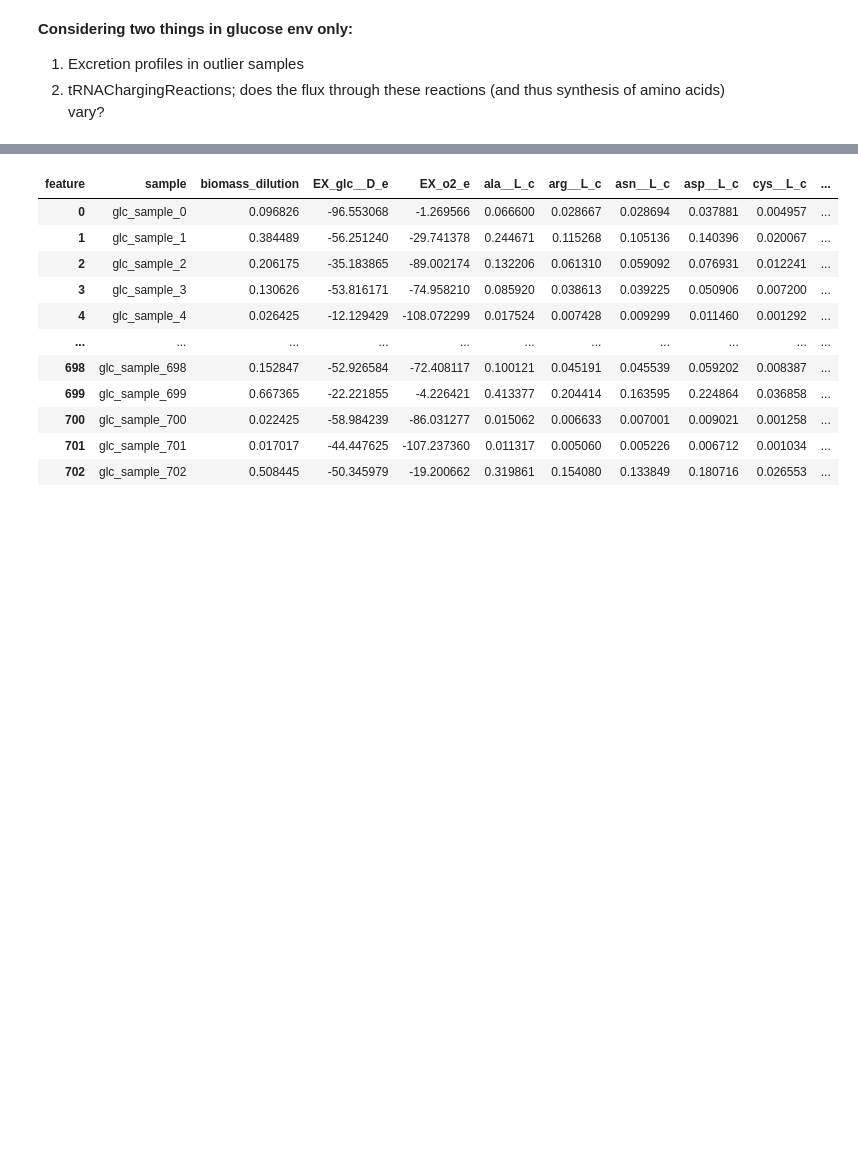
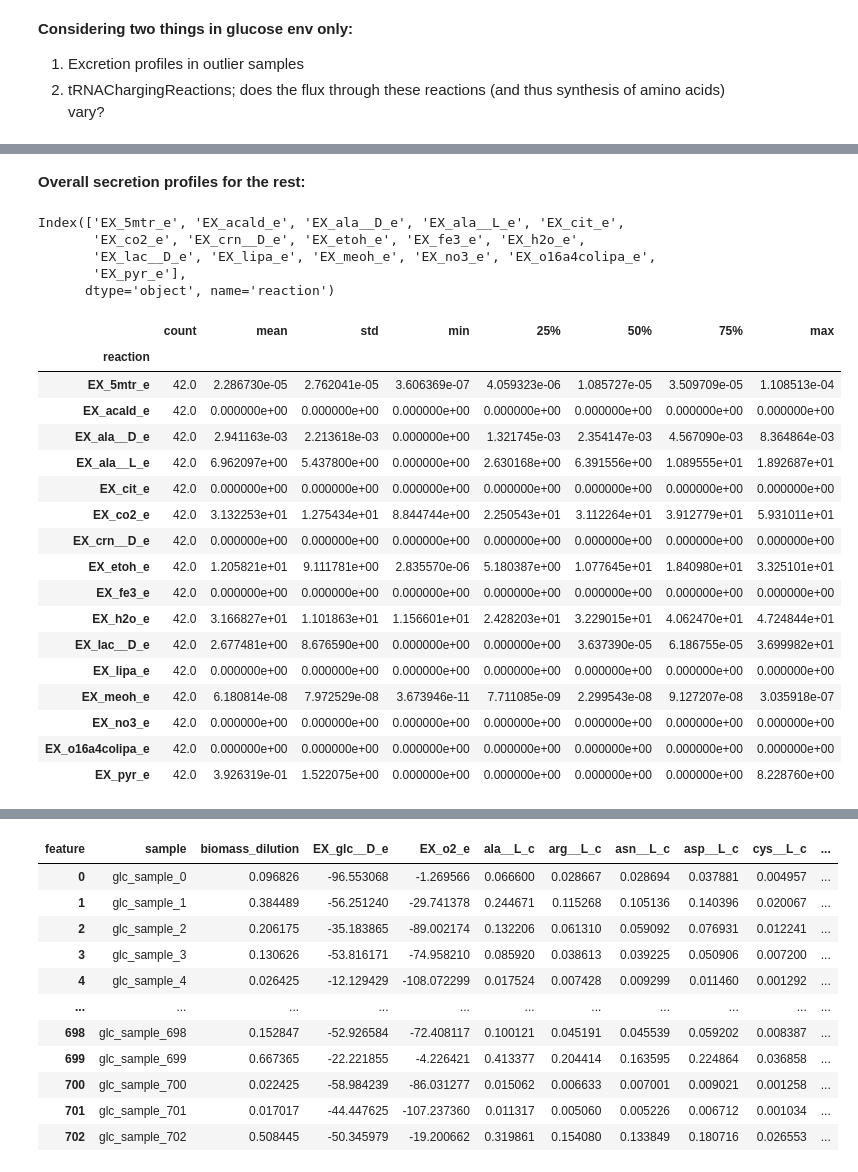
Before and after one commit to celasa/biomass_thesis, a Jupyter notebook: notebooks/final_analyses.ipynb, the cells around one changed output, grey strips where cells are left out. Cells and saved outputs as stored; diff of their text form; code cells hidden in the pictures; blank space fills up the shorter version.

```diff
--- a/notebooks/final_analyses.ipynb
+++ b/notebooks/final_analyses.ipynb
@@ -20,5 +25,11 @@ import pandas as pd
 # %%
-data = pd.read_pickle(DATA/'ml_datasets_ARCHIVE/all_raw_samples.pkl')
+
+data['outliers_2'] = data['lipid_biomass_to_biomass'] / data['biomass_dilution']
+data['outliers_2'] = data["outliers_2"].round(3)
+
+deviating_rows = data[data["outliers_2"] != 0.134]
+
+
 glc_data = data[data['source']=='glc']
 # %%
 glc_flux = pd.read_pickle('/triumvirate/home/celinaha/LO_sampling/optimal_runs/optimal_EX_glc__D_e_EX_nh4_e.pkl')
@@ -24,0 +218,22 @@ glc_flux = pd.read_pickle('/triumvirate/home/celinaha/LO_sampling/optimal_runs/o
+# %% [markdown]
+**Overall secretion profiles for the rest:**
+# %%
+ac_samples = prep.get_samples(path='/triumvirate/home/celinaha/LHS_sampling/lhs_ac/results/flux')
+ac = prep.merge_samples(ac_samples, '/triumvirate/home/celinaha/thesis_files/ex_rxns.csv', substrate='ac')
+# %%
+sec = ac.set_index("reaction").T
+sec = sec.loc[:, (sec > 0).any(axis=0)]
+
+ac_data = data[data['source']=='ac']
+ac_out = ac_data.loc[ac_data['outlier']==1, "sample"]
+ac_normal = ac_data.loc[ac_data['outlier']==0, "sample"]
+
+ac_outliers =  ac_data[ac_data['outlier']==1]
+ac_norm =  ac_data[ac_data['outlier']==0]
+
+sec_outliers = sec.loc[ac_out]
+sec_normal = sec.loc[ac_normal]
+# %%
+sec_outliers["o2_e_shadow"] = ac_outliers["o2_e_shadow"].tolist()
+sec_outliers["source_shadow"] = ac_outliers["source_shadow"].tolist()
+sec_outliers["alpha"] = - (sec_outliers["source_shadow"]/sec_outliers["o2_e_shadow"])
@@ -24,0 +244,29 @@ glc_flux = pd.read_pickle('/triumvirate/home/celinaha/LO_sampling/optimal_runs/o
+# %%
+sec.columns
+# %% [output]
+Index(['EX_5mtr_e', 'EX_acald_e', 'EX_ala__D_e', 'EX_ala__L_e', 'EX_cit_e',
+       'EX_co2_e', 'EX_crn__D_e', 'EX_etoh_e', 'EX_fe3_e', 'EX_h2o_e',
+       'EX_lac__D_e', 'EX_lipa_e', 'EX_meoh_e', 'EX_no3_e', 'EX_o16a4colipa_e',
+       'EX_pyr_e'],
+      dtype='object', name='reaction')
+# %%
+sec_outliers.describe().T
+# %% [output]
+|  | count | mean | std | min | 25% | 50% | 75% | max |
+| reaction |  |  |  |  |  |  |  |  |
+| EX_5mtr_e | 42.0 | 2.286730e-05 | 2.762041e-05 | 3.606369e-07 | 4.059323e-06 | 1.085727e-05 | 3.509709e-05 | 1.108513e-04 |
+| EX_acald_e | 42.0 | 0.000000e+00 | 0.000000e+00 | 0.000000e+00 | 0.000000e+00 | 0.000000e+00 | 0.000000e+00 | 0.000000e+00 |
+| EX_ala__D_e | 42.0 | 2.941163e-03 | 2.213618e-03 | 0.000000e+00 | 1.321745e-03 | 2.354147e-03 | 4.567090e-03 | 8.364864e-03 |
+| EX_ala__L_e | 42.0 | 6.962097e+00 | 5.437800e+00 | 0.000000e+00 | 2.630168e+00 | 6.391556e+00 | 1.089555e+01 | 1.892687e+01 |
+| EX_cit_e | 42.0 | 0.000000e+00 | 0.000000e+00 | 0.000000e+00 | 0.000000e+00 | 0.000000e+00 | 0.000000e+00 | 0.000000e+00 |
+| EX_co2_e | 42.0 | 3.132253e+01 | 1.275434e+01 | 8.844744e+00 | 2.250543e+01 | 3.112264e+01 | 3.912779e+01 | 5.931011e+01 |
+| EX_crn__D_e | 42.0 | 0.000000e+00 | 0.000000e+00 | 0.000000e+00 | 0.000000e+00 | 0.000000e+00 | 0.000000e+00 | 0.000000e+00 |
+| EX_etoh_e | 42.0 | 1.205821e+01 | 9.111781e+00 | 2.835570e-06 | 5.180387e+00 | 1.077645e+01 | 1.840980e+01 | 3.325101e+01 |
+| EX_fe3_e | 42.0 | 0.000000e+00 | 0.000000e+00 | 0.000000e+00 | 0.000000e+00 | 0.000000e+00 | 0.000000e+00 | 0.000000e+00 |
+| EX_h2o_e | 42.0 | 3.166827e+01 | 1.101863e+01 | 1.156601e+01 | 2.428203e+01 | 3.229015e+01 | 4.062470e+01 | 4.724844e+01 |
+| EX_lac__D_e | 42.0 | 2.677481e+00 | 8.676590e+00 | 0.000000e+00 | 0.000000e+00 | 3.637390e-05 | 6.186755e-05 | 3.699982e+01 |
+| EX_lipa_e | 42.0 | 0.000000e+00 | 0.000000e+00 | 0.000000e+00 | 0.000000e+00 | 0.000000e+00 | 0.000000e+00 | 0.000000e+00 |
+| EX_meoh_e | 42.0 | 6.180814e-08 | 7.972529e-08 | 3.673946e-11 | 7.711085e-09 | 2.299543e-08 | 9.127207e-08 | 3.035918e-07 |
+| EX_no3_e | 42.0 | 0.000000e+00 | 0.000000e+00 | 0.000000e+00 | 0.000000e+00 | 0.000000e+00 | 0.000000e+00 | 0.000000e+00 |
+| EX_o16a4colipa_e | 42.0 | 0.000000e+00 | 0.000000e+00 | 0.000000e+00 | 0.000000e+00 | 0.000000e+00 | 0.000000e+00 | 0.000000e+00 |
+| EX_pyr_e | 42.0 | 3.926319e-01 | 1.522075e+00 | 0.000000e+00 | 0.000000e+00 | 0.000000e+00 | 0.000000e+00 | 8.228760e+00 |
```
Also changed, not shown: parts of 30 cells of this notebook, 1 other file.
